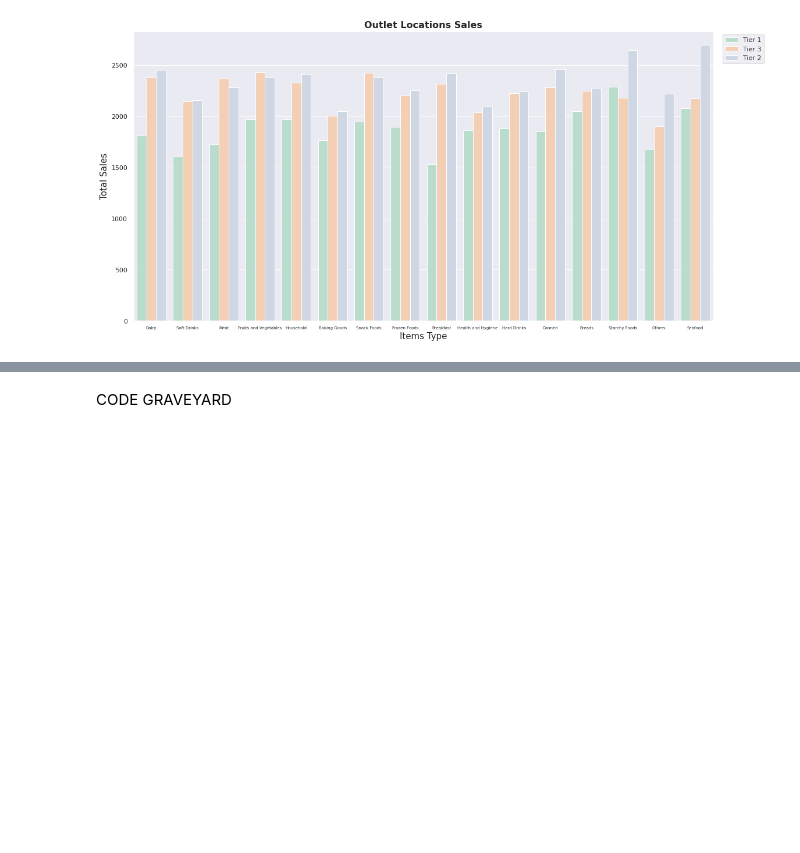
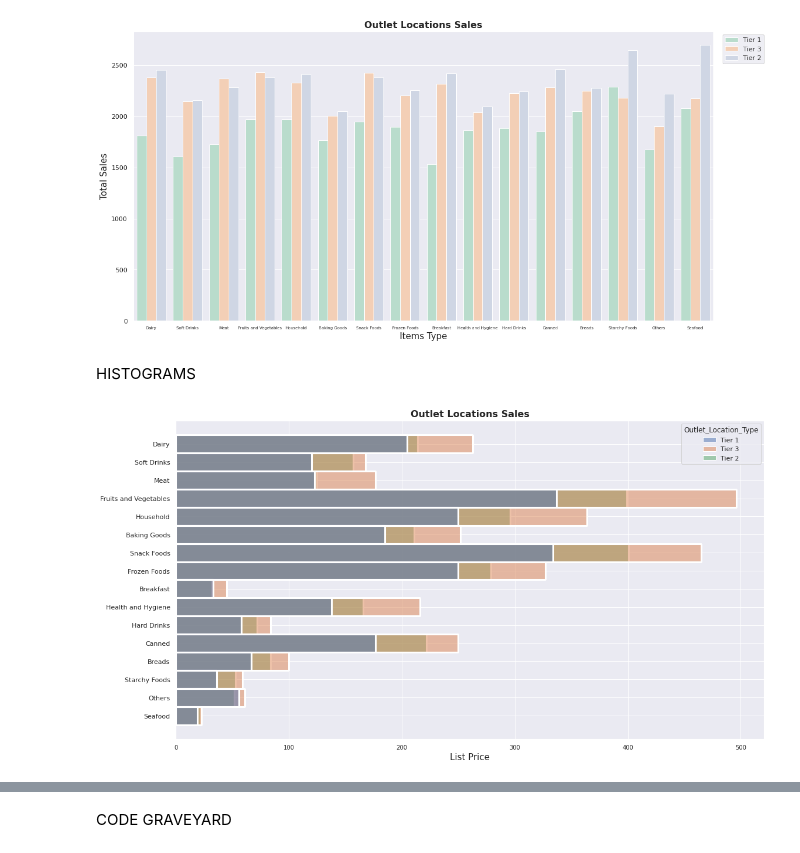
Before and after one commit to GENNYB7/FoodSale_Forecast, a Jupyter notebook: Forecast_FoodSale.ipynb, the cells around one changed output, grey strips where cells are left out. Cells and saved outputs as stored; diff of their text form; code cells hidden in the pictures; blank space fills up the shorter version.

```diff
--- a/Forecast_FoodSale.ipynb
+++ b/Forecast_FoodSale.ipynb
@@ -384,3 +393,17 @@ plt.legend(bbox_to_anchor=(1.01, 1))
 plt.show()
 # %% [output]
 [figure]
+# %% [markdown]
+HISTOGRAMS
+# %%
+sns.set_theme(style="darkgrid")
+histplot, ax = plt.subplots(figsize = (18,10))
+sns.histplot(data=forecast_df, y='Item_Type', hue='Outlet_Location_Type')
+plt.title('Categories Sales by Store Tier',fontsize = 16, fontweight='bold' )
+plt.xlabel('List Price', fontsize = 15)
+ax.set_title('Outlet Locations Sales',fontsize = 16, fontweight='bold' )
+ax.set_xlabel('List Price', fontsize = 15)
+ax.set_ylabel(None)
+plt.xticks(fontsize=10);
+# %% [output]
+[figure, added]
```
Also changed, not shown: parts of 9 cells of this notebook.
